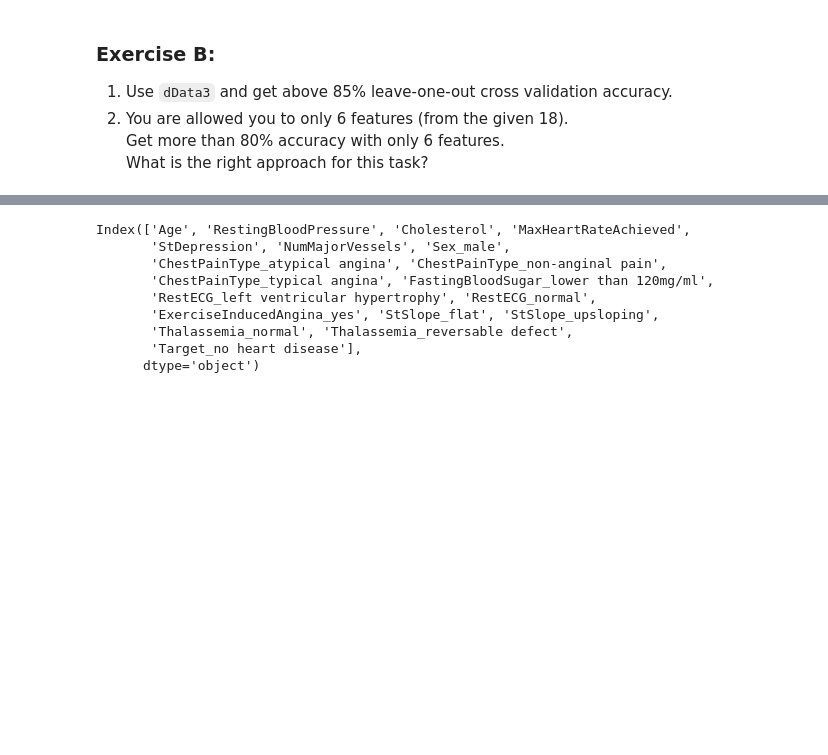
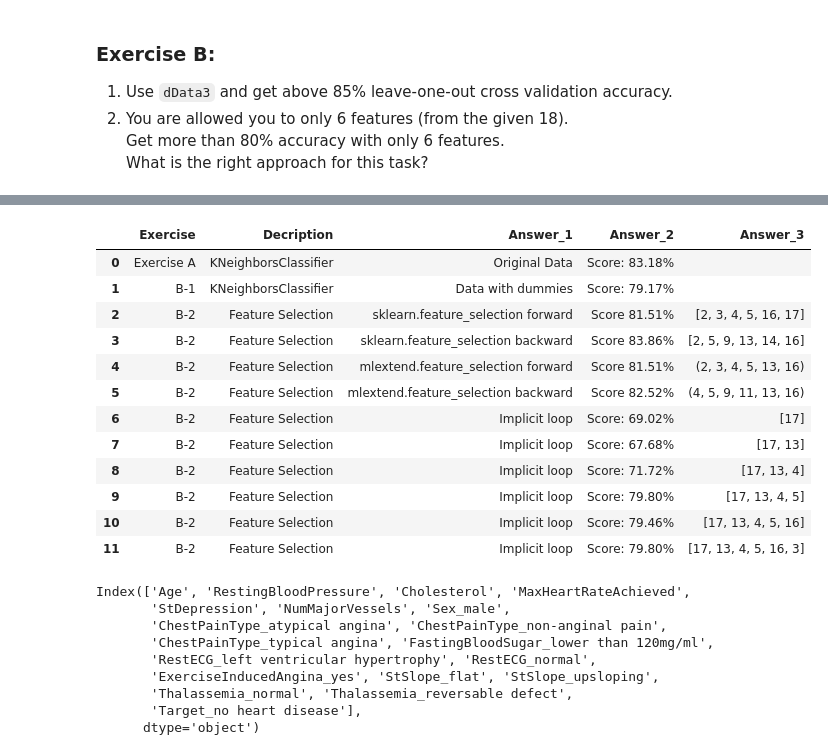
Before and after one commit to wzeyal/DataScience, a Jupyter notebook: Python_for_AI_Engineer/Exercises/4_Classification/Exercise03_Classification.ipynb, the cells around one changed output, grey strips where cells are left out. Saved outputs shown, nothing was run; the diff lists cells and outputs as text; code cells hidden in the pictures; blank space fills up the shorter version.

Commit message:
Pretty print

```diff
--- a/Python_for_AI_Engineer/Exercises/4_Classification/Exercise03_Classification.ipynb
+++ b/Python_for_AI_Engineer/Exercises/4_Classification/Exercise03_Classification.ipynb
@@ -378,0 +414,8 @@ print(sfs1_forward.k_feature_names_)
+# %%
+dfAnswers.loc[4] = [
+    'B-2',
+    'Feature Selection',
+    'mlextend.feature_selection forward',
+    f'Score {100*sfs1_forward.k_score_:2.2f}%',
+    sfs1_forward.k_feature_idx_,
+]
@@ -379,11 +425,11 @@ print(sfs1_forward.k_feature_names_)
 # %%
 sfs1_backward = mlxtend_sfs(gs_result.best_estimator_,
-           k_features=6,
+           k_feature=n_features,
            forward=False,
            floating=False,
            verbose=2,
            scoring='accuracy',
-           #cv=KFold(N, shuffle=True),
+           cv=cv,
            )
 sfs1_backward = sfs1_backward.fit(mX3, vY)
 # %% [output]
@@ -412,0 +453,8 @@ print(sfs1_backward.k_feature_names_)
+# %%
+dfAnswers.loc[5] = [
+    'B-2',
+    'Feature Selection',
+    'mlextend.feature_selection backward',
+    f'Score {100*sfs1_backward.k_score_:2.2f}%',
+    sfs1_backward.k_feature_idx_,
+]
@@ -425,9 +476,15 @@ while len(reduced_feature_list) != n_features:
     dfAccuracy = dfAccuracy.iloc[0:0]
     for index, col in enumerate(feature_list_for_prediction):
         current_cols = [col] + reduced_feature_list
-        y_pred = cross_val_predict(gs_result.best_estimator_, mX3[current_cols], vY)
+        y_pred = cross_val_predict(gs_result.best_estimator_, mX3[current_cols], vY, cv=cv)
         dfAccuracy.loc[index] =[col, accuracy_score(vY, y_pred)]
-    print(current_cols, dfAccuracy.Accuracy.max())
     max_feature = dfAccuracy.Feature.iloc[dfAccuracy.Accuracy.idxmax()]
     feature_list_for_prediction = feature_list_for_prediction.drop(max_feature)
     reduced_feature_list.append(max_feature)
+    dfAnswers.loc[len(dfAnswers)] = [
+        'B-2',
+        'Feature Selection',
+        'Explicit loop',
+        f'Score: {100*accuracy_score(vY, y_pred):2.2f}%',
+        [mX3.columns.get_loc(col) for col in current_cols],
+        ]
@@ -456,3 +491,19 @@ while len(reduced_feature_list) != n_features:
+# %%
+dfAnswers
+# %% [output]
+|  | Exercise | Decription | Answer_1 | Answer_2 | Answer_3 |
+| 0 | Exercise A | KNeighborsClassifier | Original Data | Score: 83.18% |  |
+| 1 | B-1 | KNeighborsClassifier | Data with dummies | Score: 79.17% |  |
+| 2 | B-2 | Feature Selection | sklearn.feature_selection forward | Score 81.51% | [2, 3, 4, 5, 16, 17] |
+| 3 | B-2 | Feature Selection | sklearn.feature_selection backward | Score 83.86% | [2, 5, 9, 13, 14, 16] |
+| 4 | B-2 | Feature Selection | mlextend.feature_selection forward | Score 81.51% | (2, 3, 4, 5, 13, 16) |
+| 5 | B-2 | Feature Selection | mlextend.feature_selection backward | Score 82.52% | (4, 5, 9, 11, 13, 16) |
+| 6 | B-2 | Feature Selection | Implicit loop | Score: 69.02% | [17] |
+| 7 | B-2 | Feature Selection | Implicit loop | Score: 67.68% | [17, 13] |
+| 8 | B-2 | Feature Selection | Implicit loop | Score: 71.72% | [17, 13, 4] |
+| 9 | B-2 | Feature Selection | Implicit loop | Score: 79.80% | [17, 13, 4, 5] |
+| 10 | B-2 | Feature Selection | Implicit loop | Score: 79.46% | [17, 13, 4, 5, 16] |
+| 11 | B-2 | Feature Selection | Implicit loop | Score: 79.80% | [17, 13, 4, 5, 16, 3] |
 # %%
 dData3.columns
 # %% [output]
```
Also changed, not shown: parts of 21 cells of this notebook.
